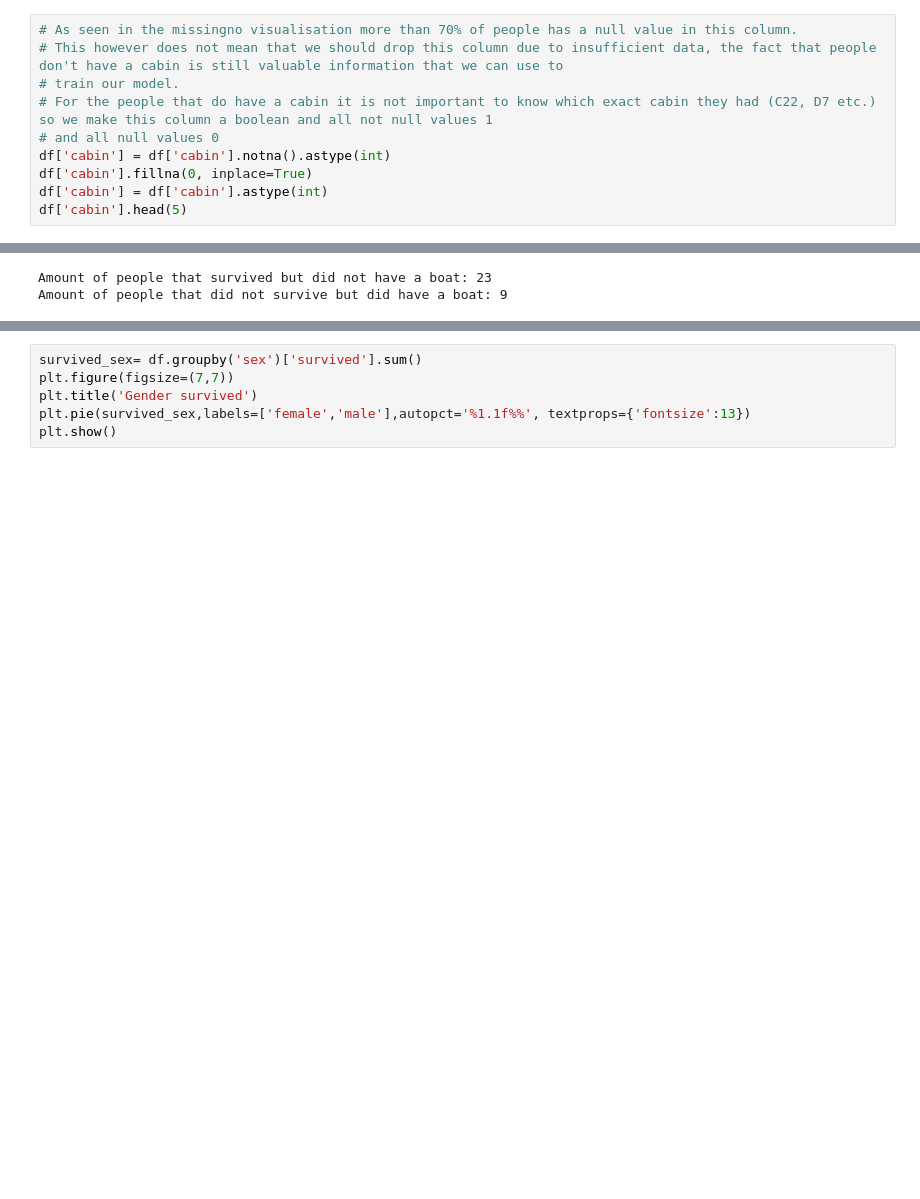
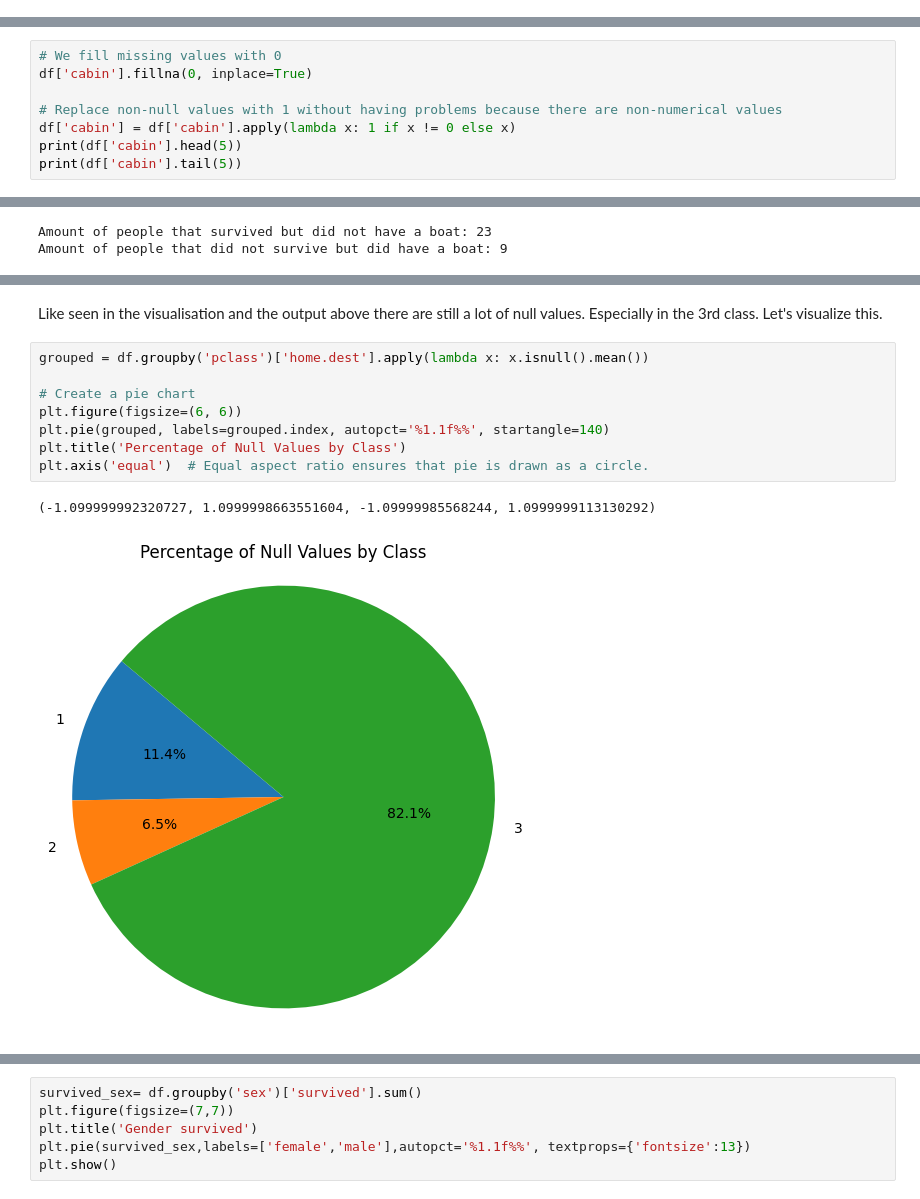
Before and after one commit to kieran31415/DataWizards, a Jupyter notebook: Titanic/titanic.ipynb, the cells around one changed output, grey strips where cells are left out. Saved outputs shown, nothing was run; the diff lists cells and outputs as text; blank space fills up the shorter version.

```diff
--- a/Titanic/titanic.ipynb
+++ b/Titanic/titanic.ipynb
@@ -201,13 +321,3 @@ Name: cabin, dtype: object
 1307    NaN
 1308    NaN
 Name: cabin, dtype: object
-# %%
-# As seen in the missingno visualisation more than 70% of people has a null value in this column.
-# This however does not mean that we should drop this column due to insufficient data, the fact that people don't have a cabin is still valuable information that we can use to
-# train our model.
-# For the people that do have a cabin it is not important to know which exact cabin they had (C22, D7 etc.) so we make this column a boolean and all not null values 1
-# and all null values 0
-df['cabin'] = df['cabin'].notna().astype(int)
-df['cabin'].fillna(0, inplace=True)
-df['cabin'] = df['cabin'].astype(int)
-df['cabin'].head(5)
@@ -220,0 +331,8 @@ Name: cabin, dtype: int32
+# %%
+# We fill missing values with 0
+df['cabin'].fillna(0, inplace=True)
+
+# Replace non-null values with 1 without having problems because there are non-numerical values
+df['cabin'] = df['cabin'].apply(lambda x: 1 if x != 0 else x)
+print(df['cabin'].head(5))
+print(df['cabin'].tail(5))
@@ -254,0 +498,13 @@ df.drop(['home.dest'], axis= 1)
+# %% [markdown]
+Like seen in the visualisation and the output above there are still a lot of null values. Especially in the 3rd class. Let's visualize this.
+# %%
+grouped = df.groupby('pclass')['home.dest'].apply(lambda x: x.isnull().mean())
+
+# Create a pie chart
+plt.figure(figsize=(6, 6))
+plt.pie(grouped, labels=grouped.index, autopct='%1.1f%%', startangle=140)
+plt.title('Percentage of Null Values by Class')
+plt.axis('equal')  # Equal aspect ratio ensures that pie is drawn as a circle.
+# %% [output]
+(-1.099999992320727, 1.0999998663551604, -1.09999985568244, 1.0999999113130292)
+[figure, added]
```
Also changed, not shown: parts of 46 cells of this notebook.
